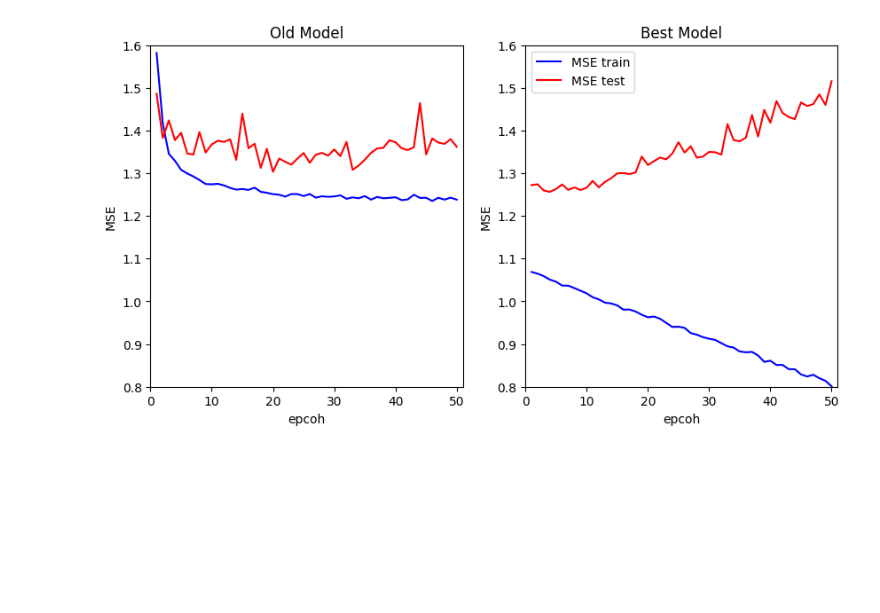
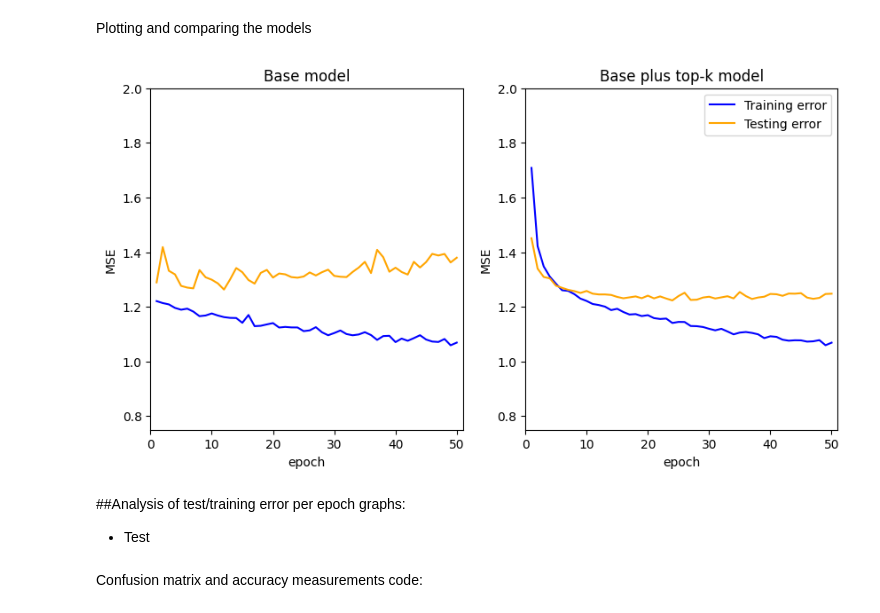
Before and after one commit to cooogus/ECS-171_Research_Project, a Jupyter notebook: models/mlp.ipynb, the cells around one changed output. Drawn from its saved outputs; the diff is of its cells as text; code cells hidden in the pictures; blank space fills up the shorter version.

```diff
--- a/models/mlp.ipynb
+++ b/models/mlp.ipynb
@@ -122,5 +169,8 @@ chosen K = 3
 # %%
 # its own cell because it takes so long to run
-old_fitted_model = old_model.fit(X_train, Y_train, epochs=50, validation_data=(X_test, Y_test)) #batch_size=128,
+epoch_number = 50
+
+
+old_fitted_model = best_prior_model.fit(X_train, Y_train['Genre'], epochs=epoch_number, validation_data=(X_test, Y_test['Genre'])) #batch_size=128,
 # %% [output]
 Epoch 1/50
@@ -143,5 +193,5 @@ Epoch 50/50
 # %%
 # its own cell because it takes so long to run
-best_fitted_model = best_model.fit(X_train, Y_train, epochs=50, validation_data=(X_test, Y_test)) #batch_size=128,
+best_fitted_model = model.fit(X_train, Y_train['Genre'], epochs=epoch_number, validation_data=(X_test, Y_test['Genre'])) #batch_size=128,
 # %% [output]
 Epoch 1/50
@@ -164,36 +214,41 @@ Epoch 50/50
+# %% [markdown]
+Plotting and comparing the models
 # %%
 # graph showing reduced mse vs epoch
 
 import matplotlib.pyplot as plt
 import numpy as np
 fig,(ax1,ax2) = plt.subplots(1,2, figsize=(10,5))#, sharex=True, sharey=True)
 
-epoch = np.arange(1, 51)
+epoch = np.arange(1, epoch_number+1)
 
 old_train_mse = old_fitted_model.history['loss']
 old_val_mse = old_fitted_model.history['val_loss']
-ax1.plot(epoch, old_train_mse, 'b-', label='MSE train')
-ax1.plot(epoch, old_val_mse, 'r-', label='MSE test')
-ax1.set_xlabel('epcoh')
+ax1.plot(epoch, old_train_mse, color='blue', linestyle='-', label='Training MSE')
+ax1.plot(epoch, old_val_mse, color='orange', linestyle='-', label='Testing MSE')
+ax1.set_xlabel('epoch')
 ax1.set_ylabel('MSE')
-ax1.set_ylim(0.8, 1.6)
-ax1.set_xlim(0, 51)
-ax1.set_title('Old Model')
+ax1.set_ylim(0.75, 2)
+ax1.set_xlim(0, epoch_number+1)
+ax1.set_title('Base model')
 
-best_train_mse = best_fitted_model.history['loss']
+best_train_sparse_top_k = best_fitted_model.history['loss']
 best_val_mse = best_fitted_model.history['val_loss']
-ax2.plot(epoch, best_train_mse, 'b-', label='MSE train')
-ax2.plot(epoch, best_val_mse, 'r-', label='MSE test')
-ax2.set_xlabel('epcoh')
+best_val_sparse_top_k = best_fitted_model.history['val_sparse_top_k_categorical_accuracy']
+
+ax2.plot(epoch, best_train_sparse_top_k, color='blue', linestyle='-', label='Training error')
+ax2.plot(epoch, best_val_mse, color='orange', linestyle='-', label='Testing error')
+# ax2.plot(epoch, best_val_sparse_top_k, color='green', linestyle='-', label='Testing SCC error')
+ax2.set_xlabel('epoch')
 ax2.set_ylabel('MSE')
-ax2.set_ylim(0.8, 1.6)
-ax2.set_xlim(0, 51)
-ax2.set_title('Best Model')
+ax2.set_ylim(0.75, 2)
+ax2.set_xlim(0, epoch_number+1)
+ax2.set_title('Base plus top-k model')
 
 
 # plt.xlabel('Epoch')
 # plt.ylabel('MSE')
 plt.legend()
 plt.show()
 # %% [output]
-[figure, old version]
+[figure, new version]
@@ -219 +255,6 @@ plt.show()
+# %% [markdown]
+##Analysis of test/training error per epoch graphs:
+*  Test
+# %% [markdown]
+Confusion matrix and accuracy measurements code:
 # %%
```
Also changed, not shown: parts of 16 cells of this notebook.
